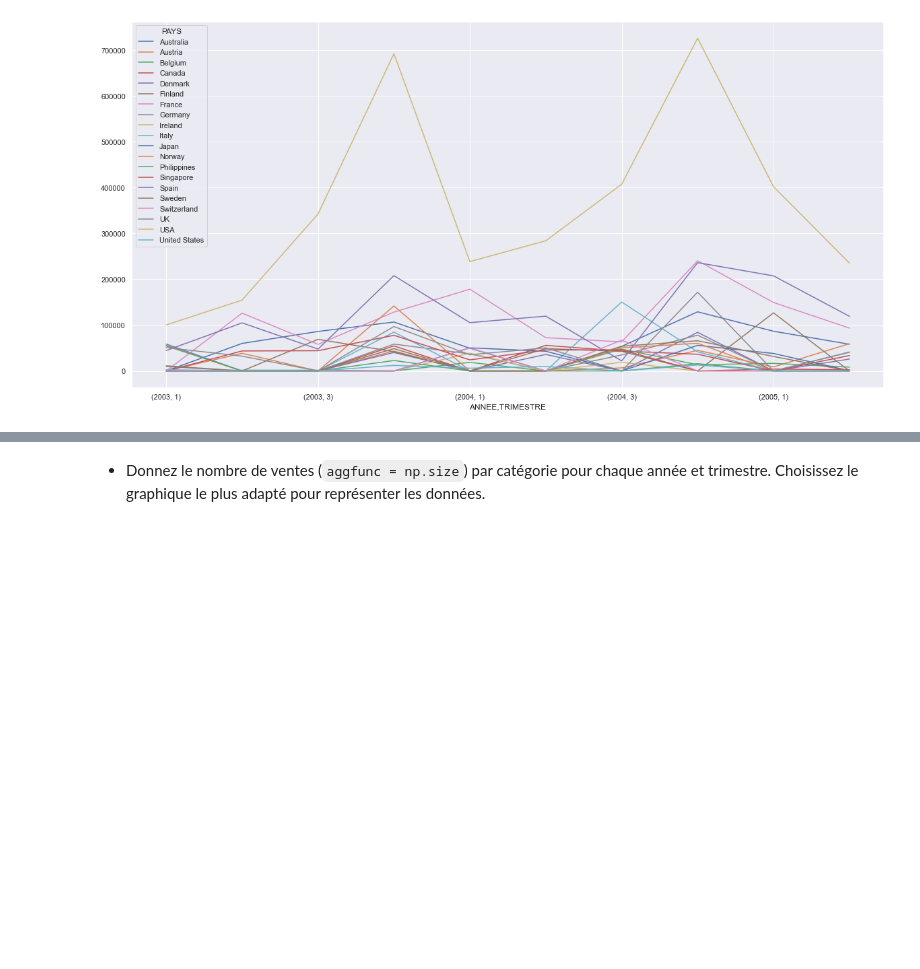
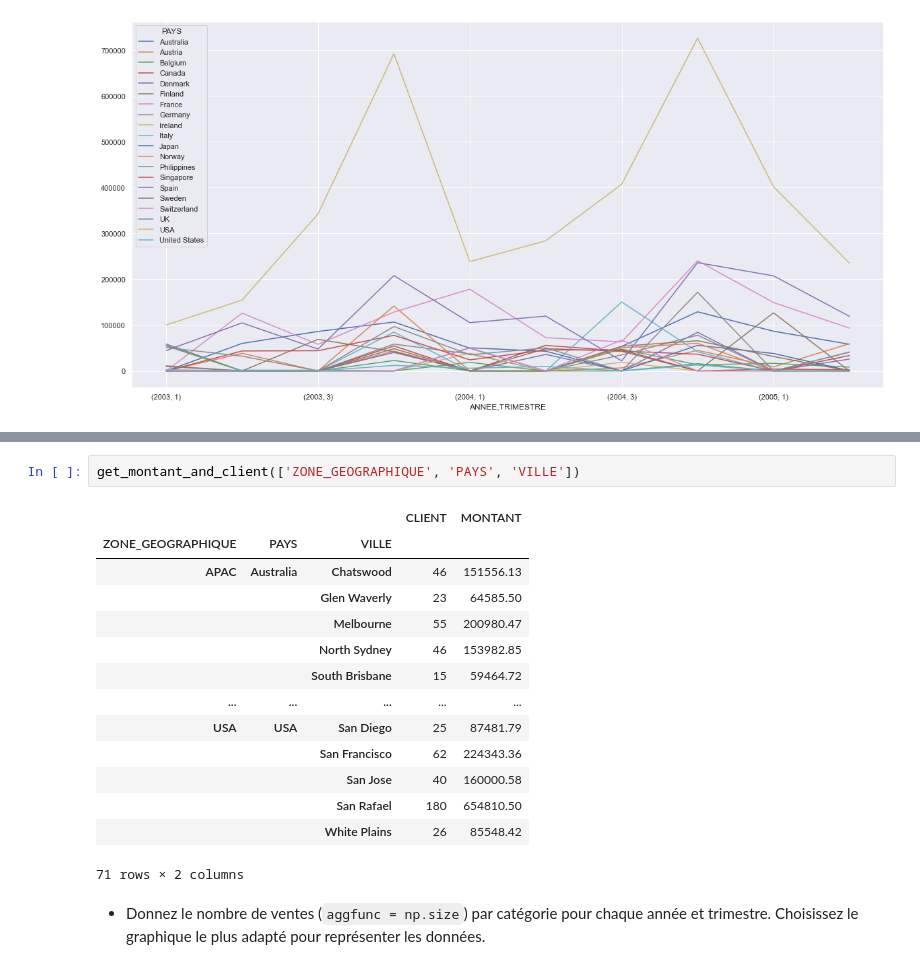
Before and after one commit to BaptisteMahe/ECMDataNaliz, a Jupyter notebook: TD1.ipynb, the cells around one changed output, grey strips where cells are left out. Drawn from its saved outputs; the diff is of its cells as text; blank space fills up the shorter version.

```diff
--- a/TD1.ipynb
+++ b/TD1.ipynb
@@ -188,3 +187,20 @@ client_geo_pivot.plot(kind='bar', figsize= (15, 5))
+# %%
+get_montant_and_client(['ZONE_GEOGRAPHIQUE', 'PAYS', 'VILLE'])
+# %% [output]
+|  |  |  | CLIENT | MONTANT |
+| ZONE_GEOGRAPHIQUE | PAYS | VILLE |  |  |
+| APAC | Australia | Chatswood | 46 | 151556.13 |
+|  |  | Glen Waverly | 23 | 64585.50 |
+|  |  | Melbourne | 55 | 200980.47 |
+|  |  | North Sydney | 46 | 153982.85 |
+|  |  | South Brisbane | 15 | 59464.72 |
+| ... | ... | ... | ... | ... |
+| USA | USA | San Diego | 25 | 87481.79 |
+|  |  | San Francisco | 62 | 224343.36 |
+|  |  | San Jose | 40 | 160000.58 |
+|  |  | San Rafael | 180 | 654810.50 |
+|  |  | White Plains | 26 | 85548.42 |
+71 rows × 2 columns
 # %% [markdown]
  - Donnez le nombre de ventes (`aggfunc = np.size`) par catégorie pour chaque année et trimestre. Choisissez le graphique le plus adapté pour représenter les données.
 # %%
```
Also changed, not shown: parts of 9 cells of this notebook.
